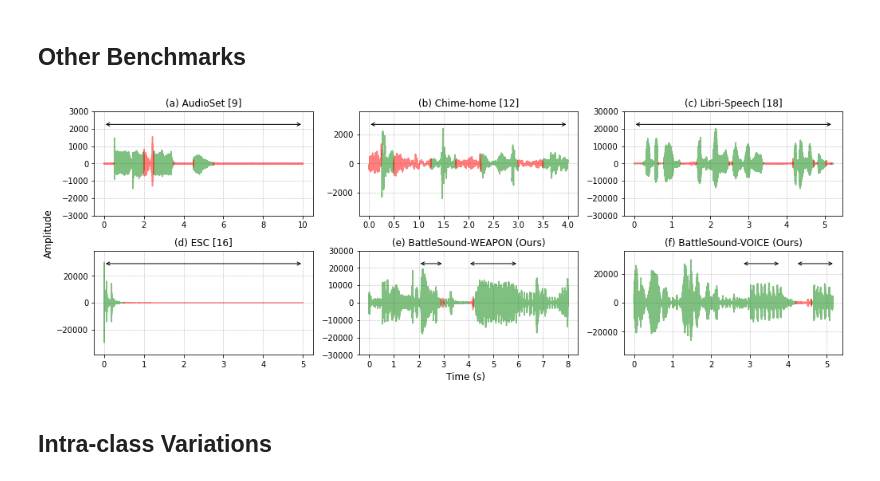
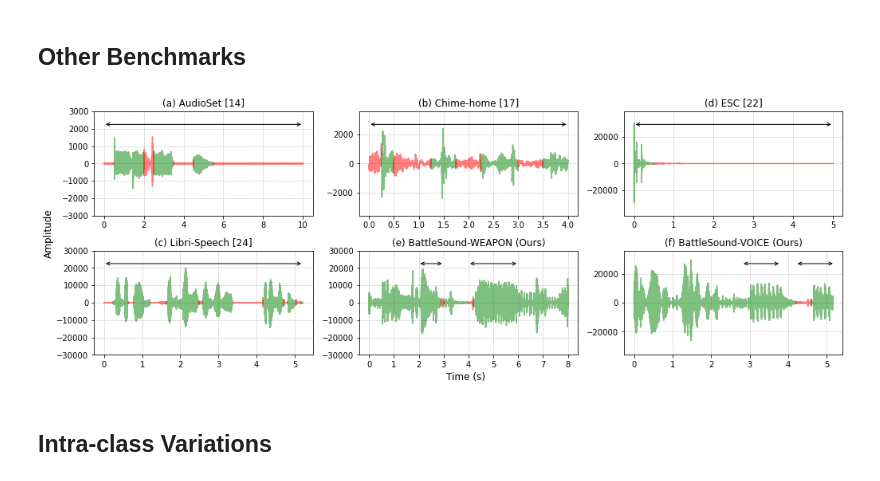
Before and after one commit to gist-ailab/BattleSound, a Jupyter notebook: visualize/visualization.ipynb, the cells around one changed output. Drawn from its saved outputs; the diff is of its cells as text; code cells hidden in the pictures.

```diff
--- a/visualize/visualization.ipynb
+++ b/visualize/visualization.ipynb
@@ -84,7 +84,7 @@ ax = axes.flatten()[0]
 ax.plot(t, b, 'g', alpha=0.5)
 ax.plot(t, n, 'r', alpha=0.5)
 ax.grid(True, linewidth= 0.5, linestyle="--")
-ax.set_title('(a) AudioSet [9]')
+ax.set_title('(a) AudioSet [14]')
 ylim = 0.1 * 30000
 ax.set_ylim(-ylim, ylim)
 ax.annotate("", xy=(len(wav)/sr, ylim*0.75), xytext=(0., ylim*0.75), arrowprops=dict(arrowstyle="<->"))
@@ -105,13 +105,33 @@ ax = axes.flatten()[1]
 ax.plot(t, b, 'g', alpha=0.5)
 ax.plot(t, n, 'r', alpha=0.5)
 ax.grid(True, linewidth= 0.5, linestyle="--")
-ax.set_title('(b) Chime-home [12]')
+ax.set_title('(b) Chime-home [17]')
 ylim = 0.12 * 30000
 ax.set_ylim(-ylim, ylim)
 ax.annotate("", xy=(len(wav)/sr, 0.75 * ylim), xytext=(0., 0.75 * ylim), arrowprops=dict(arrowstyle="<->"))
 
 
-# (c) Libri-speech (5s)
+# (c) ESC (5s)
+file_name = './samples_benchmarks/ESC.wav'
+wav, sr = librosa.load(file_name)
+t = np.array(list(range(0, len(wav)))) / sr # Time
+
+annot= np.array([1, 0, 0, 0, 0, 0, 0, 0, 0, 0])
+b, n = condition_label(wav, annot, sr, neg_type=1)
+b *= 30000
+n *= 30000
+
+ax = axes.flatten()[2]
+ax.plot(t, b, 'g', alpha=0.5)
+ax.plot(t, n, 'r', alpha=0.5)
+ax.grid(True, linewidth= 0.5, linestyle="--")
+ax.set_title('(d) ESC [22]')
+ylim = 1.3 * 30000
+ax.set_ylim(-ylim, ylim)
+ax.annotate("", xy=(len(wav)/sr, ylim * 0.75), xytext=(0., ylim * 0.75), arrowprops=dict(arrowstyle="<->"))
+
+
+# (d) Libri-speech (5s)
 file_name = './samples_benchmarks/librispeech.wav'
 wav, sr = librosa.load(file_name)
 
@@ -121,34 +141,14 @@ annot= np.array([0, 1, 0, 0, 0, 1, 1, 0, 0, 1, 1, 1, 0, 0, 1, 1])
 b, n = condition_label(wav, annot, sr, neg_type=2, condition=10)
 b *= 30000
 n *= 30000
-ax = axes.flatten()[2]
-ax.plot(t, b, 'g', alpha=0.5)
-ax.plot(t, n, 'r', alpha=0.5)
-ax.grid(True, linewidth= 0.5, linestyle="--")
-ax.set_title('(c) Libri-Speech [18]')
-ylim = 1.0 * 30000
-ax.set_ylim(-ylim, ylim)
-ax.annotate("", xy=(len(wav)/sr, 0.75 * ylim), xytext=(0., 0.75 * ylim), arrowprops=dict(arrowstyle="<->"))
-
-
-# (d) ESC (5s)
-file_name = './samples_benchmarks/ESC.wav'
-wav, sr = librosa.load(file_name)
-t = np.array(list(range(0, len(wav)))) / sr # Time
-
-annot= np.array([1, 0, 0, 0, 0, 0, 0, 0, 0, 0])
-b, n = condition_label(wav, annot, sr, neg_type=1)
-b *= 30000
-n *= 30000
-
 ax = axes.flatten()[3]
 ax.plot(t, b, 'g', alpha=0.5)
 ax.plot(t, n, 'r', alpha=0.5)
 ax.grid(True, linewidth= 0.5, linestyle="--")
-ax.set_title('(d) ESC [16]')
-ylim = 1.3 * 30000
+ax.set_title('(c) Libri-Speech [24]')
+ylim = 1.0 * 30000
 ax.set_ylim(-ylim, ylim)
-ax.annotate("", xy=(len(wav)/sr, ylim * 0.75), xytext=(0., ylim * 0.75), arrowprops=dict(arrowstyle="<->"))
+ax.annotate("", xy=(len(wav)/sr, 0.75 * ylim), xytext=(0., 0.75 * ylim), arrowprops=dict(arrowstyle="<->"))
 
 
 # (e) Battlesound-GUN (0.5s)
@@ -180,34 +180,34 @@ ax.annotate("", xy=(6.0, ylim * 0.75), xytext=(4.0, ylim * 0.75), arrowprops=dic
 
 # (f) Battlesound-VOICE (0.5s)
 file_name = './samples_benchmarks/battlesound_voice.wav'
 wav, sr = librosa.load(file_name)
 t = np.array(list(range(0, len(wav)))) / sr # Time
 
 annot= np.load('./samples_benchmarks/battlesound_voice.npy')
 b = wav * 30000
 n = np.array([np.nan] * len(wav))
 n[int(4.2 * sr):int(4.6 * sr)] = b[int(4.2 * sr):int(4.6 * sr)]
 b[int(4.2 * sr):int(4.6 * sr)] = np.nan
 
 ax = axes.flatten()[5]
 ax.plot(t, b, 'g', alpha=0.5)
 ax.plot(t, n, 'r', alpha=0.5)
 ax.grid(True, linewidth= 0.5, linestyle="--")
 ax.set_title('(f) BattleSound-VOICE (Ours)')
 
 ylim = 1.2 * 30000
 ax.set_ylim(-ylim, ylim)
 ax.annotate("", xy=(3.8, ylim * 0.75), xytext=(2.8, ylim * 0.75), arrowprops=dict(arrowstyle="<->"))
 ax.annotate("", xy=(5.2, ylim * 0.75), xytext=(4.2, ylim * 0.75), arrowprops=dict(arrowstyle="<->"))
 
 fig.set_facecolor('w')
 
 fig.text(0.5+0.02, -0.01, 'Time (s)', ha='center', fontsize=12)
 fig.text(-0.005, 0.5, 'Amplitude', va='center', rotation='vertical', fontsize=12)
 
 plt.tight_layout()
 # %% [output]
-[figure, old version]
+[figure, new version]
 # %% [markdown]
 ## Intra-class Variations
 # %%
```
Also changed, not shown: parts of 4 cells of this notebook.
